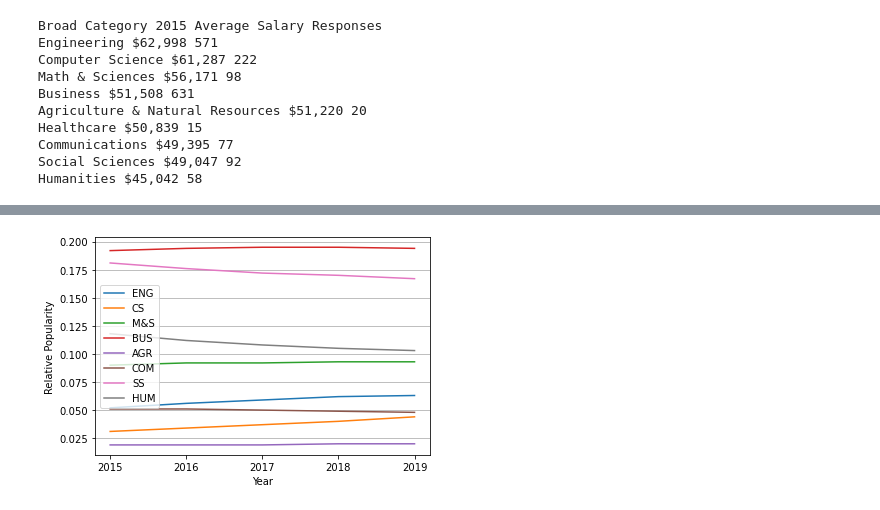
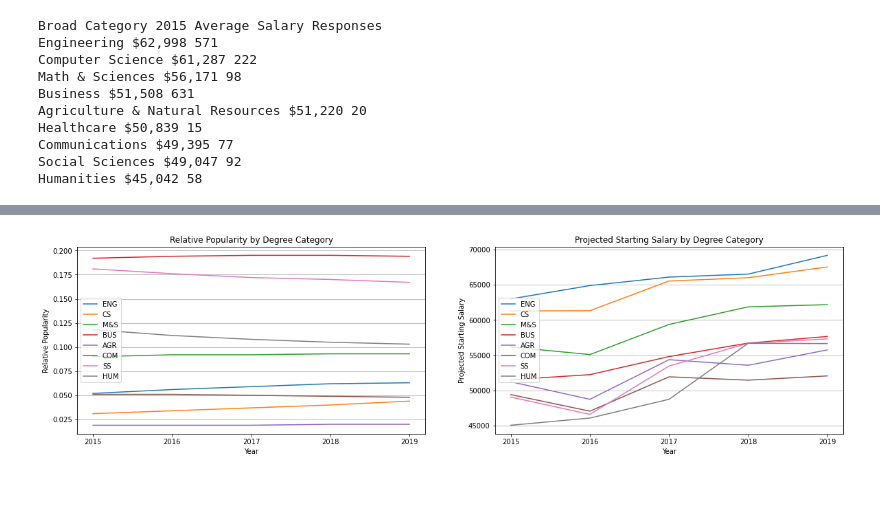
Before and after one commit to gitjgoud/python-bachelor-salary-projections, a Jupyter notebook: salary_projection_by_category.ipynb, the cells around one changed output, grey strips where cells are left out. Cells and saved outputs as stored; diff of their text form; code cells hidden in the pictures.

Commit message:
added %change salary, formatting

```diff
--- a/salary_projection_by_category.ipynb
+++ b/salary_projection_by_category.ipynb
@@ -143,4 +168,9 @@ plt.legend(['2015','2016','2017','2018','2019'],loc=0)
 # %%
-data2 = data.T
+#creates a copy of the dataframe for further manipulation
+#reformats for analysis (needed categories as column for merge)
+data2 = data.copy().T
+categories = data2.iloc[0]
+data2.columns = categories
+data2 = data2.iloc[1:]
 data2
 # %% [output]
@@ -220,4 +194,4 @@ data3
 # %%
-data4 = data3.iloc[16:21]
-data4
+popdata = data2.iloc[24:29]
+popdata
 # %% [output]
@@ -244,0 +204,3 @@ plt.legend(['2015','2016','2017','2018','2019'],loc=0)
+# %%
+saldata = data2.iloc[0:5]
+saldata
@@ -244,0 +214,3 @@ plt.legend(['2015','2016','2017','2018','2019'],loc=0)
+# %%
+salchangedata = data2.iloc[8:13]
+salchangedata
@@ -245,24 +224,79 @@ plt.legend(['2015','2016','2017','2018','2019'],loc=0)
 # %%
 xvalues=range(5)
-ax = plt.subplot(1,1,1)
+
+#build first set of graphs
+plt.figure(figsize =(20,5))
+ax = plt.subplot(1,2,1)
 ax.set_xticks([0,1,2,3,4])
 ax.set_xticklabels(['2015','2016','2017','2018','2019'])
-plt.plot(xvalues,data4['ENGINEERING'])
-plt.plot(xvalues,data4['COMPUTER_SCIENCE'])
-plt.plot(xvalues,data4['MATH_&_SCIENCES'])
-plt.plot(xvalues,data4['BUSINESS'])
-plt.plot(xvalues,data4['AGRICULTURE_&_NATURAL_RESOURCES'])
-plt.plot(xvalues,data4['COMMUNICATIONS'])
-plt.plot(xvalues,data4['SOCIAL_SCIENCES'])
-plt.plot(xvalues,data4['HUMANITIES'])
-plt.legend(['ENG','CS','M&S','BUS','AGR','COM','SS','HUM'],loc=0)
+plt.plot(xvalues,popdata['ENGINEERING'])
+plt.plot(xvalues,popdata['COMPUTER_SCIENCE'])
+plt.plot(xvalues,popdata['MATH_&_SCIENCES'])
+plt.plot(xvalues,popdata['BUSINESS'])
+plt.plot(xvalues,popdata['AGRICULTURE_&_NATURAL_RESOURCES'])
+plt.plot(xvalues,popdata['COMMUNICATIONS'])
+plt.plot(xvalues,popdata['SOCIAL_SCIENCES'])
+plt.plot(xvalues,popdata['HUMANITIES'])
+plt.legend(['ENG','CS','M&S','BUS','AGR','COM','SS','HUM'],loc=6)
 plt.xlabel('Year')
 plt.ylabel('Relative Popularity')
+plt.title('Relative Popularity by Degree Category')
 plt.grid(b=True, which='major',axis='y')
 
+ax = plt.subplot(1,2,2)
+ax.set_xticks([0,1,2,3,4])
+ax.set_xticklabels(['2015','2016','2017','2018','2019'])
+plt.plot(xvalues,saldata['ENGINEERING'])
+plt.plot(xvalues,saldata['COMPUTER_SCIENCE'])
+plt.plot(xvalues,saldata['MATH_&_SCIENCES'])
+plt.plot(xvalues,saldata['BUSINESS'])
+plt.plot(xvalues,saldata['AGRICULTURE_&_NATURAL_RESOURCES'])
+plt.plot(xvalues,saldata['COMMUNICATIONS'])
+plt.plot(xvalues,saldata['SOCIAL_SCIENCES'])
+plt.plot(xvalues,saldata['HUMANITIES'])
+plt.legend(['ENG','CS','M&S','BUS','AGR','COM','SS','HUM'],loc=6)
+plt.xlabel('Year')
+plt.ylabel('Projected Starting Salary')
+plt.title('Projected Starting Salary by Degree Category')
+plt.grid(b=True, which='major',axis='y')
+plt.show()
 
 
-#next plot projected salaries over same time period
-#determine if there is mathematical calulation for significance
+#build second set of graphs
+plt.figure(figsize =(20,5))
+ax = plt.subplot(1,2,1)
+ax.set_xticks([0,1,2,3,4])
+ax.set_xticklabels(['2015','2016','2017','2018','2019'])
+plt.plot(xvalues,popdata['ENGINEERING'])
+plt.plot(xvalues,popdata['COMPUTER_SCIENCE'])
+plt.plot(xvalues,popdata['MATH_&_SCIENCES'])
+plt.plot(xvalues,popdata['BUSINESS'])
+plt.plot(xvalues,popdata['AGRICULTURE_&_NATURAL_RESOURCES'])
+plt.plot(xvalues,popdata['COMMUNICATIONS'])
+plt.plot(xvalues,popdata['SOCIAL_SCIENCES'])
+plt.plot(xvalues,popdata['HUMANITIES'])
+plt.legend(['ENG','CS','M&S','BUS','AGR','COM','SS','HUM'],loc=6)
+plt.xlabel('Year')
+plt.ylabel('Relative Popularity')
+plt.title('Relative Popularity by Degree Category')
+plt.grid(b=True, which='major',axis='y')
+
+ax = plt.subplot(1,2,2)
+ax.set_xticks([0,1,2,3,4])
+ax.set_xticklabels(['2015','2016','2017','2018','2019'])
+plt.plot(xvalues,salchangedata['ENGINEERING'])
+plt.plot(xvalues,salchangedata['COMPUTER_SCIENCE'])
+plt.plot(xvalues,salchangedata['MATH_&_SCIENCES'])
+plt.plot(xvalues,salchangedata['BUSINESS'])
+plt.plot(xvalues,salchangedata['AGRICULTURE_&_NATURAL_RESOURCES'])
+plt.plot(xvalues,salchangedata['COMMUNICATIONS'])
+plt.plot(xvalues,salchangedata['SOCIAL_SCIENCES'])
+plt.plot(xvalues,salchangedata['HUMANITIES'])
+plt.legend(['ENG','CS','M&S','BUS','AGR','COM','SS','HUM'],loc=6)
+plt.xlabel('Year')
+plt.ylabel('% Change in Projected Starting Salary')
+plt.title('Projected Starting Salary by Degree Category')
+plt.grid(b=True, which='major',axis='y')
+plt.show()
 # %% [output]
-[figure, old version]
+[figure, new version]
```
Also changed, not shown: parts of 17 cells of this notebook.
